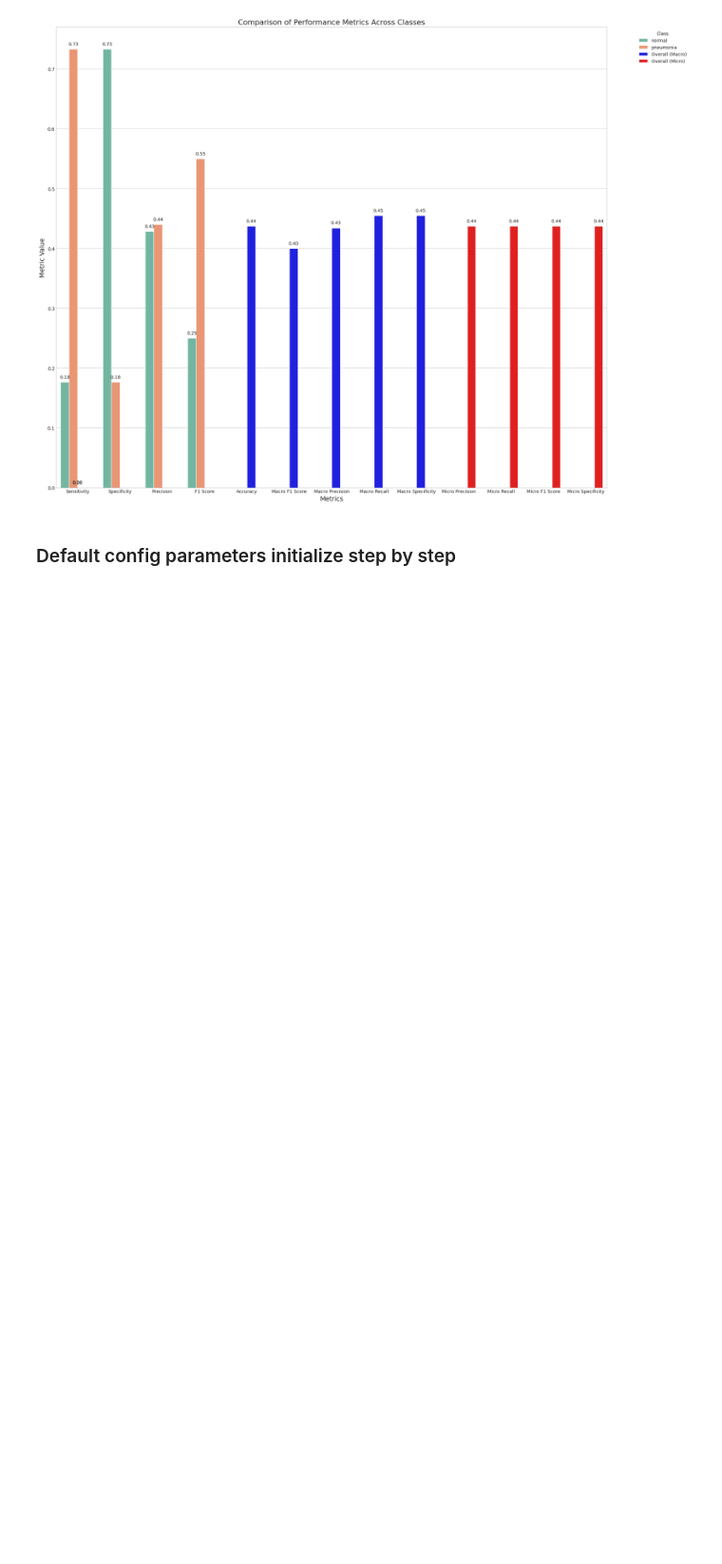
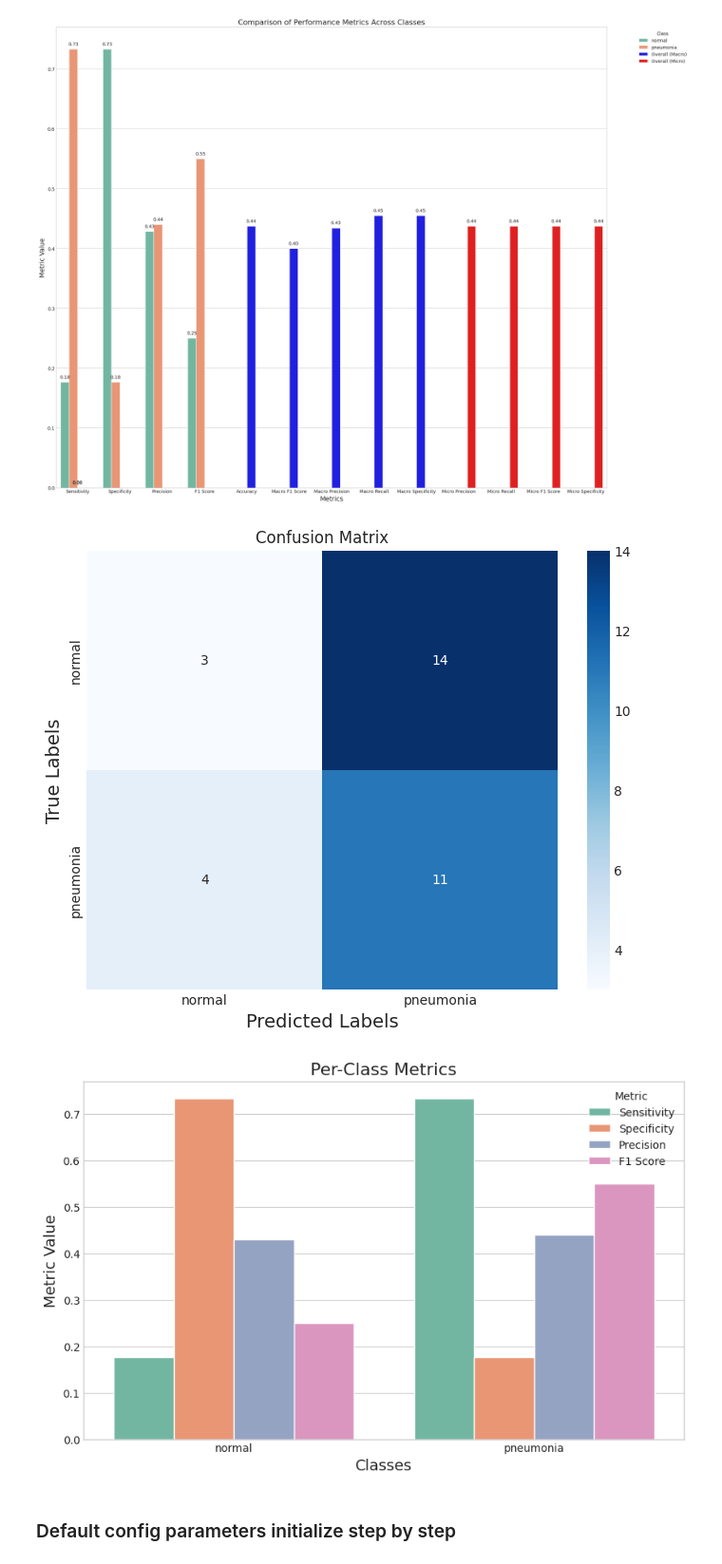
Before and after one commit to gesund-ai/gesund, a Jupyter notebook: examples/classification_covidnet.ipynb, the cells around one changed output. Shown at 95% size. Saved outputs shown, nothing was run; the diff lists cells and outputs as text; code cells hidden in the pictures; blank space fills up the shorter version.

Commit message:
ref(notebooks): each problem_type update notebooks for latest changes in sdk.

```diff
--- a/examples/classification_covidnet.ipynb
+++ b/examples/classification_covidnet.ipynb
@@ -129,7 +150,8 @@ from gesund.core._managers.plot_manager import plot_manager
 show_plots = False
 
 available_classification_validation_metrics = [
-    ({"problem_type": "classification"}, ["confusion_matrix", "auc", "lift_chart", "most_confused", "top_losses", "threshold", "blind_spot"], None),
+    ({"problem_type": "classification"}, ["confusion_matrix", "auc", "lift_chart", "most_confused", "top_losses",
+                                           "stats_tables","threshold", "blind_spot"], None),
     ]
 
 for plot_config, metric_names, cohort_id in available_classification_validation_metrics:
@@ -232,6 +254,11 @@ validation_results.plot(metric_name="threshold", save_plot=False, cohort_id=coho
 validation_results.plot(metric_name="blind_spot", save_plot=False, cohort_id=cohort_id)
 # %% [output]
 [figure]
+# %%
+validation_results.plot(metric_name="stats_tables", save_plot=False, cohort_id=cohort_id)
+# %% [output]
+[figure, added]
+[figure, added]
 # %% [markdown]
 ### Default config parameters initialize step by step
 # %%
```
Also changed, not shown: parts of 2 cells of this notebook, 2 other files.
